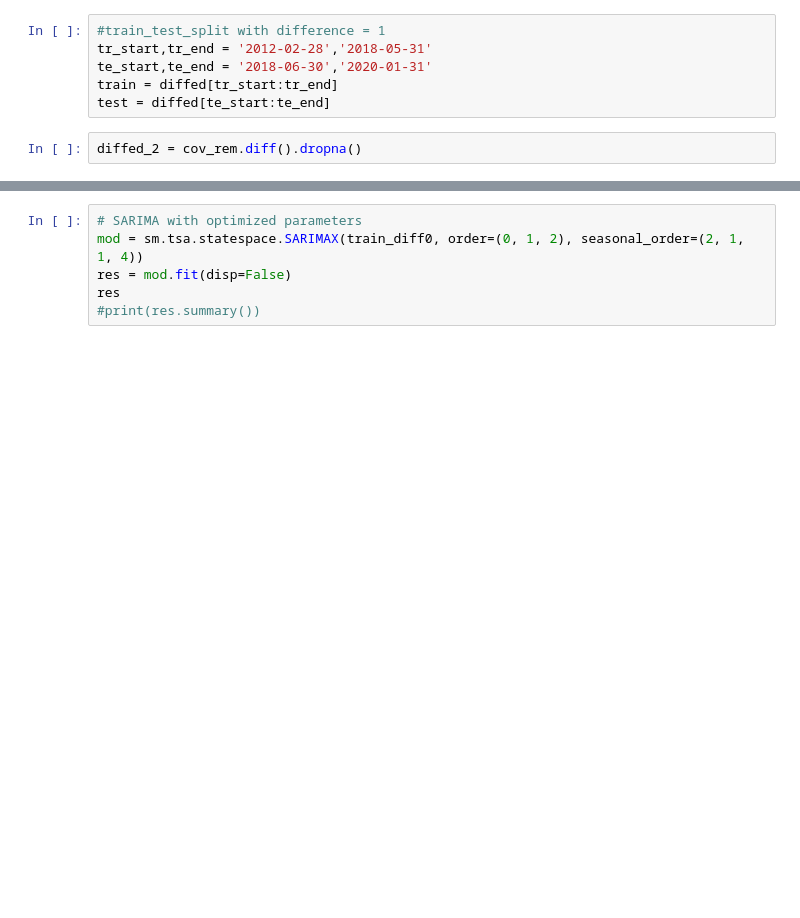
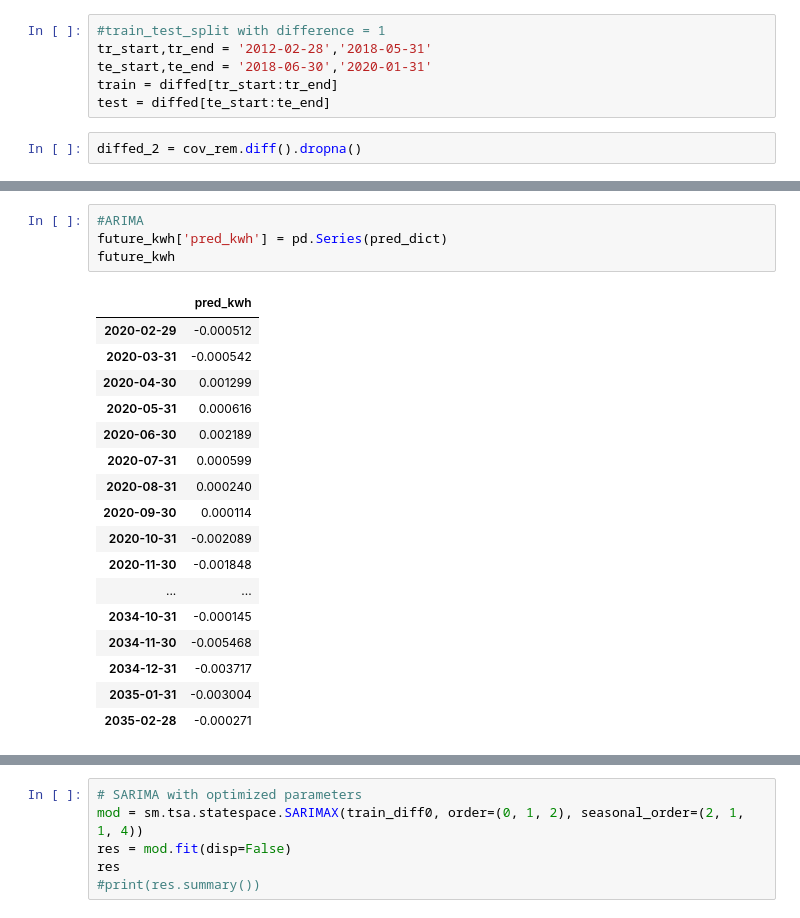
Before and after one commit to katiejohnsonsf/Forecasting-a-Carbon-Zero-City, a Jupyter notebook: Forecasting a Carbon Zero City.ipynb, the cells around one changed output, grey strips where cells are left out. Cells and saved outputs as stored; diff of their text form; blank space fills up the shorter version.

```diff
--- a/Forecasting a Carbon Zero City.ipynb
+++ b/Forecasting a Carbon Zero City.ipynb
@@ -496,0 +586,22 @@ warnings.filterwarnings('ignore', 'statsmodels.tsa.arima_model.ARIMA',
+# %%
+#ARIMA
+future_kwh['pred_kwh'] = pd.Series(pred_dict)
+future_kwh
+# %% [output]
+|  | pred_kwh |
+| 2020-02-29 | -0.000512 |
+| 2020-03-31 | -0.000542 |
+| 2020-04-30 | 0.001299 |
+| 2020-05-31 | 0.000616 |
+| 2020-06-30 | 0.002189 |
+| 2020-07-31 | 0.000599 |
+| 2020-08-31 | 0.000240 |
+| 2020-09-30 | 0.000114 |
+| 2020-10-31 | -0.002089 |
+| 2020-11-30 | -0.001848 |
+| ... | ... |
+| 2034-10-31 | -0.000145 |
+| 2034-11-30 | -0.005468 |
+| 2034-12-31 | -0.003717 |
+| 2035-01-31 | -0.003004 |
+| 2035-02-28 | -0.000271 |
```
Also changed, not shown: parts of 26 cells of this notebook.
